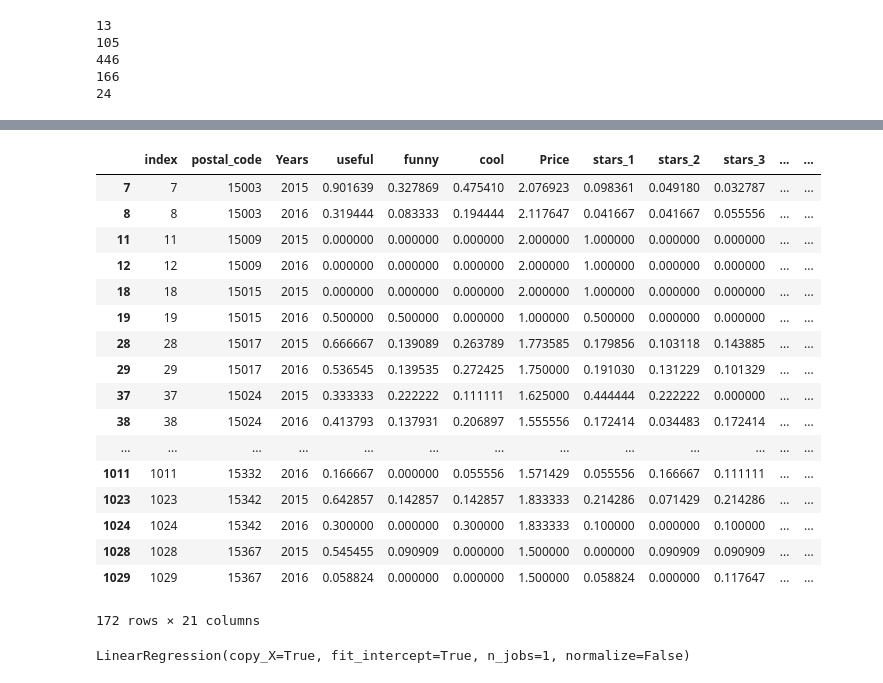
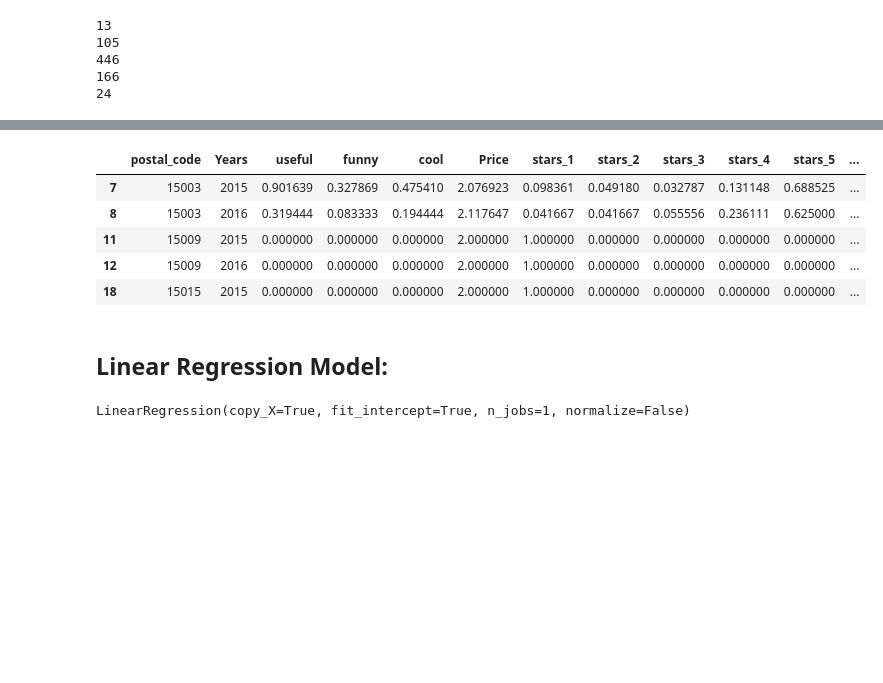
Before and after one commit to joroscha/ml, a Jupyter notebook: Feature Creation.ipynb, the cells around one changed output, grey strips where cells are left out. Cells and saved outputs as stored; diff of their text form; code cells hidden in the pictures; blank space fills up the shorter version.

```diff
--- a/Feature Creation.ipynb
+++ b/Feature Creation.ipynb
@@ -682,24 +387,14 @@ zip_aggregated
 # %%
+#Separate data in train and test sets
+
 train_data = zip_aggregated[zip_aggregated['Years']<2015].dropna()
 test_data = zip_aggregated[zip_aggregated['Years']>=2015].dropna()
-test_data
+test_data.head()
 # %% [output]
-|  | index | postal_code | Years | useful | funny | cool | Price | stars_1 | stars_2 | stars_3 | ... | ... |
-| 7 | 7 | 15003 | 2015 | 0.901639 | 0.327869 | 0.475410 | 2.076923 | 0.098361 | 0.049180 | 0.032787 | ... | ... |
-| 8 | 8 | 15003 | 2016 | 0.319444 | 0.083333 | 0.194444 | 2.117647 | 0.041667 | 0.041667 | 0.055556 | ... | ... |
-| 11 | 11 | 15009 | 2015 | 0.000000 | 0.000000 | 0.000000 | 2.000000 | 1.000000 | 0.000000 | 0.000000 | ... | ... |
-| 12 | 12 | 15009 | 2016 | 0.000000 | 0.000000 | 0.000000 | 2.000000 | 1.000000 | 0.000000 | 0.000000 | ... | ... |
-| 18 | 18 | 15015 | 2015 | 0.000000 | 0.000000 | 0.000000 | 2.000000 | 1.000000 | 0.000000 | 0.000000 | ... | ... |
-| 19 | 19 | 15015 | 2016 | 0.500000 | 0.500000 | 0.000000 | 1.000000 | 0.500000 | 0.000000 | 0.000000 | ... | ... |
-| 28 | 28 | 15017 | 2015 | 0.666667 | 0.139089 | 0.263789 | 1.773585 | 0.179856 | 0.103118 | 0.143885 | ... | ... |
-| 29 | 29 | 15017 | 2016 | 0.536545 | 0.139535 | 0.272425 | 1.750000 | 0.191030 | 0.131229 | 0.101329 | ... | ... |
-| 37 | 37 | 15024 | 2015 | 0.333333 | 0.222222 | 0.111111 | 1.625000 | 0.444444 | 0.222222 | 0.000000 | ... | ... |
-| 38 | 38 | 15024 | 2016 | 0.413793 | 0.137931 | 0.206897 | 1.555556 | 0.172414 | 0.034483 | 0.172414 | ... | ... |
-| ... | ... | ... | ... | ... | ... | ... | ... | ... | ... | ... | ... | ... |
-| 1011 | 1011 | 15332 | 2016 | 0.166667 | 0.000000 | 0.055556 | 1.571429 | 0.055556 | 0.166667 | 0.111111 | ... | ... |
-| 1023 | 1023 | 15342 | 2015 | 0.642857 | 0.142857 | 0.142857 | 1.833333 | 0.214286 | 0.071429 | 0.214286 | ... | ... |
-| 1024 | 1024 | 15342 | 2016 | 0.300000 | 0.000000 | 0.300000 | 1.833333 | 0.100000 | 0.000000 | 0.100000 | ... | ... |
-| 1028 | 1028 | 15367 | 2015 | 0.545455 | 0.090909 | 0.000000 | 1.500000 | 0.000000 | 0.090909 | 0.090909 | ... | ... |
-| 1029 | 1029 | 15367 | 2016 | 0.058824 | 0.000000 | 0.000000 | 1.500000 | 0.058824 | 0.000000 | 0.117647 | ... | ... |
+|  | postal_code | Years | useful | funny | cool | Price | stars_1 | stars_2 | stars_3 | stars_4 | stars_5 | ... |
+| 7 | 15003 | 2015 | 0.901639 | 0.327869 | 0.475410 | 2.076923 | 0.098361 | 0.049180 | 0.032787 | 0.131148 | 0.688525 | ... |
+| 8 | 15003 | 2016 | 0.319444 | 0.083333 | 0.194444 | 2.117647 | 0.041667 | 0.041667 | 0.055556 | 0.236111 | 0.625000 | ... |
+| 11 | 15009 | 2015 | 0.000000 | 0.000000 | 0.000000 | 2.000000 | 1.000000 | 0.000000 | 0.000000 | 0.000000 | 0.000000 | ... |
+| 12 | 15009 | 2016 | 0.000000 | 0.000000 | 0.000000 | 2.000000 | 1.000000 | 0.000000 | 0.000000 | 0.000000 | 0.000000 | ... |
+| 18 | 15015 | 2015 | 0.000000 | 0.000000 | 0.000000 | 2.000000 | 1.000000 | 0.000000 | 0.000000 | 0.000000 | 0.000000 | ... |
-172 rows × 21 columns
 # %%
@@ -710 +407,3 @@ y_test = test_data['Growth_Y2Y']
+# %% [markdown]
+## Linear Regression Model:
 # %%
```
Also changed, not shown: parts of 94 cells of this notebook.
